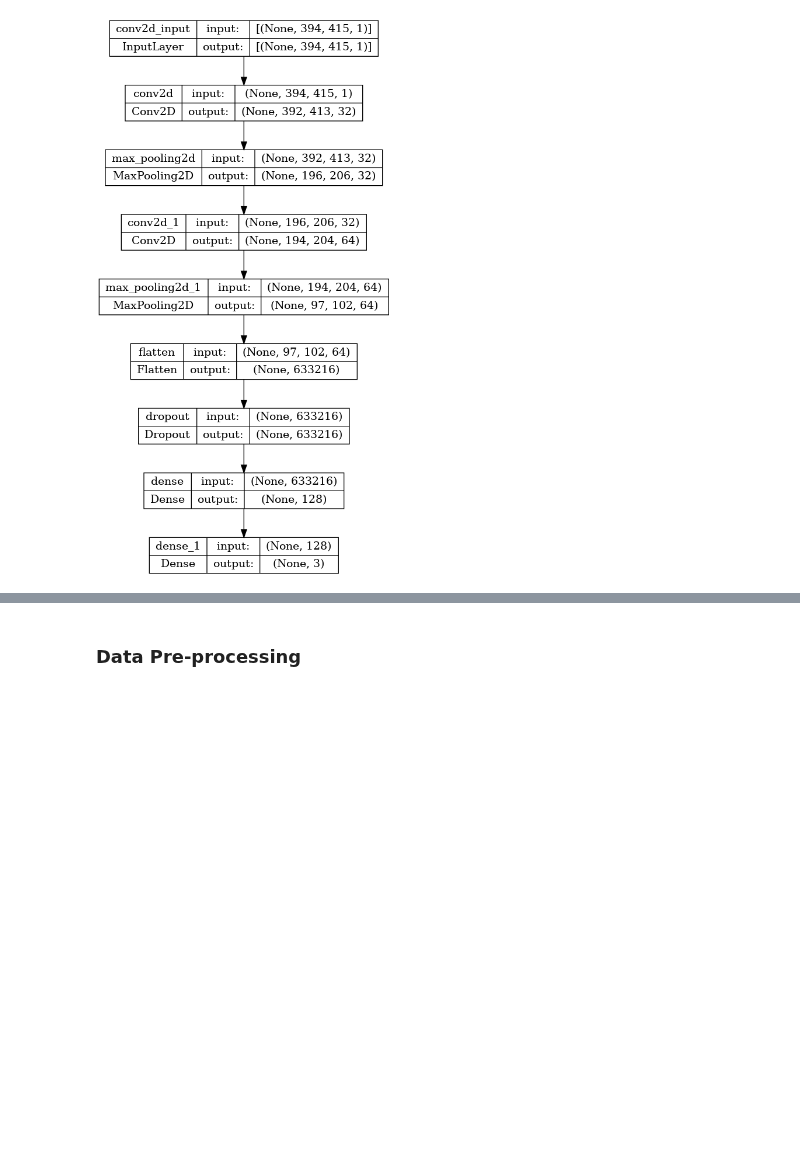
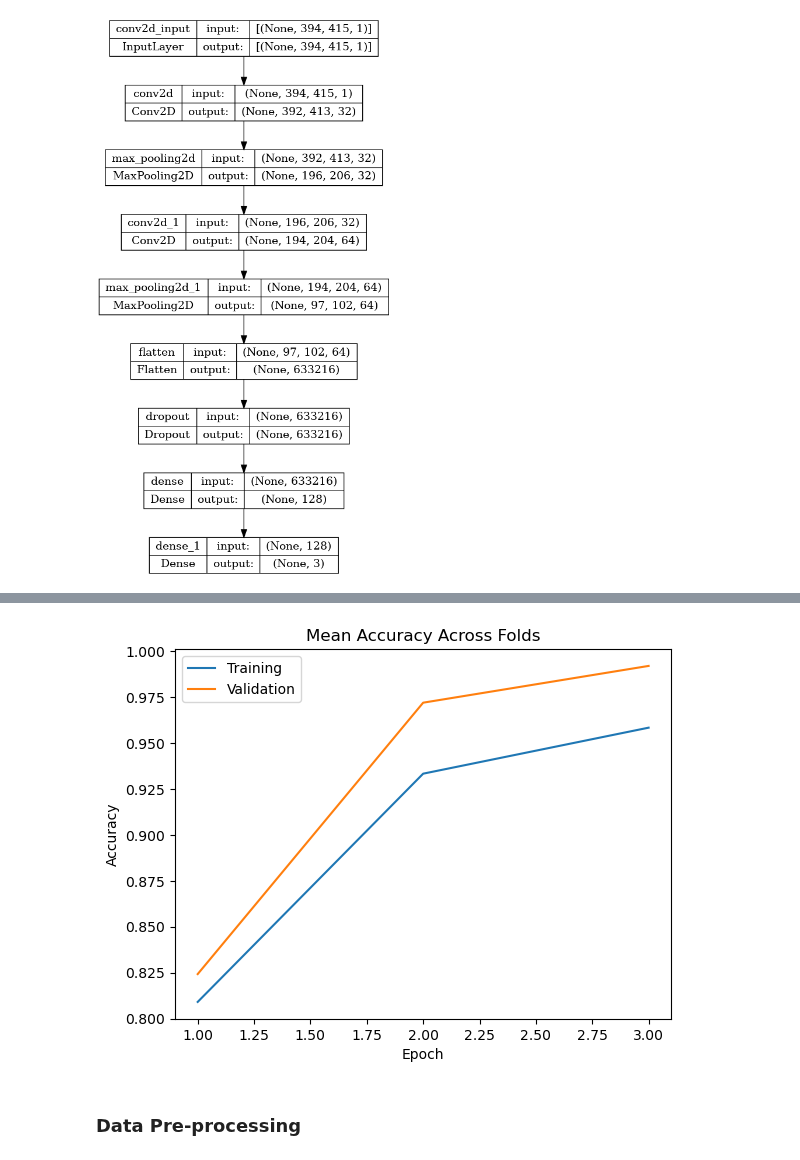
Before and after one commit to konkalaitzidis/bpnn, a Jupyter notebook: src/V3/BPNN_V3.ipynb, the cells around one changed output, grey strips where cells are left out. Saved outputs shown, nothing was run; the diff lists cells and outputs as text; code cells hidden in the pictures; blank space fills up the shorter version.

Commit message:
WIP/Making k-fold cross validation work

```diff
--- a/src/V3/BPNN_V3.ipynb
+++ b/src/V3/BPNN_V3.ipynb
@@ -570,30 +601,40 @@ plt.show()
+# %%
+mean_train_acc = [np.mean(arr) for arr in train_acc_all]
+mean_val_acc = [np.mean(arr) for arr in val_acc_all]
+# mean_train_loss = [np.mean(arr) for arr in train_loss_all]
+# mean_val_loss = [np.mean(arr) for arr in val_loss_all]
 # %%
 
 
 
 # Calculate mean accuracy and mean loss across all folds
-mean_acc_history = [np.mean([x['accuracy'][i] for x in all_histories]) for i in range(epochs)]
-mean_val_acc_history = [np.mean([x['val_accuracy'][i] for x in all_histories]) for i in range(epochs)]
-mean_loss_history = [np.mean([x['loss'][i] for x in all_histories]) for i in range(epochs)]
-mean_val_loss_history = [np.mean([x['val_loss'][i] for x in all_histories]) for i in range(epochs)]
+
+
+
+# mean_acc_history = [np.mean([x['accuracy'][i] for x in all_histories]) for i in range(epochs)]
+# mean_val_acc_history = [np.mean([x['val_accuracy'][i] for x in all_histories]) for i in range(epochs)]
+# mean_loss_history = [np.mean([x['loss'][i] for x in all_histories]) for i in range(epochs)]
+# mean_val_loss_history = [np.mean([x['val_loss'][i] for x in all_histories]) for i in range(epochs)]
 
 # Plot mean accuracy
-plt.plot(range(1, len(mean_acc_history) + 1), mean_acc_history, label='Training')
-plt.plot(range(1, len(mean_val_acc_history) + 1), mean_val_acc_history, label='Validation')
+plt.plot(range(1, len(mean_train_acc) + 1), mean_train_acc, label='Training')
+plt.plot(range(1, len(mean_val_acc) + 1), mean_val_acc, label='Validation')
 plt.title('Mean Accuracy Across Folds')
 plt.xlabel('Epoch')
 plt.ylabel('Accuracy')
 plt.legend()
 plt.show()
 
-# Plot mean loss
-plt.plot(range(1, len(mean_loss_history) + 1), mean_loss_history, label='Training')
-plt.plot(range(1, len(mean_val_loss_history) + 1), mean_val_loss_history, label='Validation')
-plt.title('Mean Loss Across Folds')
-plt.xlabel('Epoch')
-plt.ylabel('Loss')
-plt.legend()
-plt.show()
+# # Plot mean loss
+# plt.plot(range(1, len(mean_loss_history) + 1), mean_loss_history, label='Training')
+# plt.plot(range(1, len(mean_val_loss_history) + 1), mean_val_loss_history, label='Validation')
+# plt.title('Mean Loss Across Folds')
+# plt.xlabel('Epoch')
+# plt.ylabel('Loss')
+# plt.legend()
+# plt.show()
+# %% [output]
+[figure, added]
 # %%
 from plots import plot_accuracy
 # %%
```
Also changed, not shown: parts of 9 cells of this notebook.
